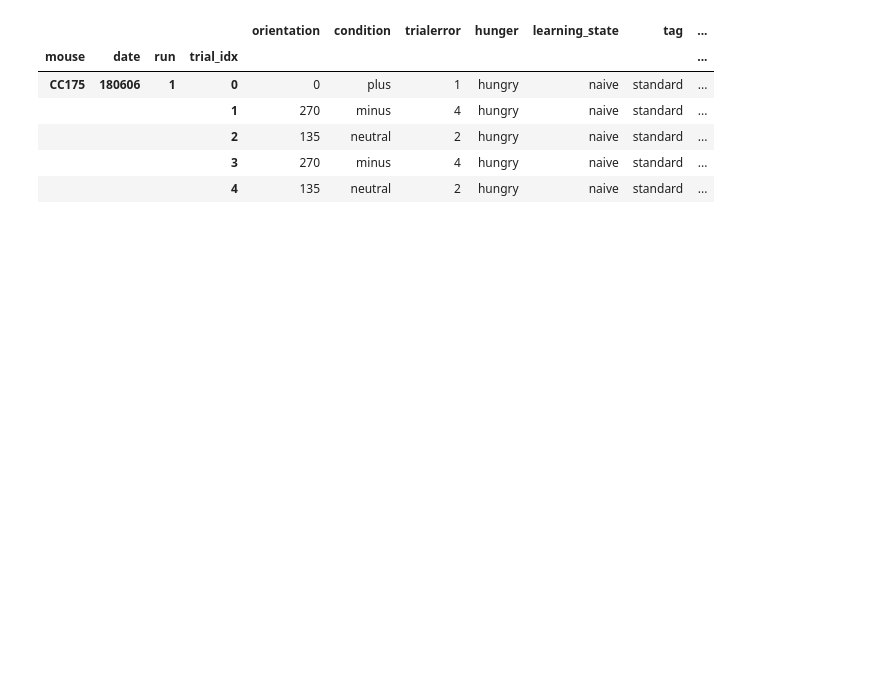
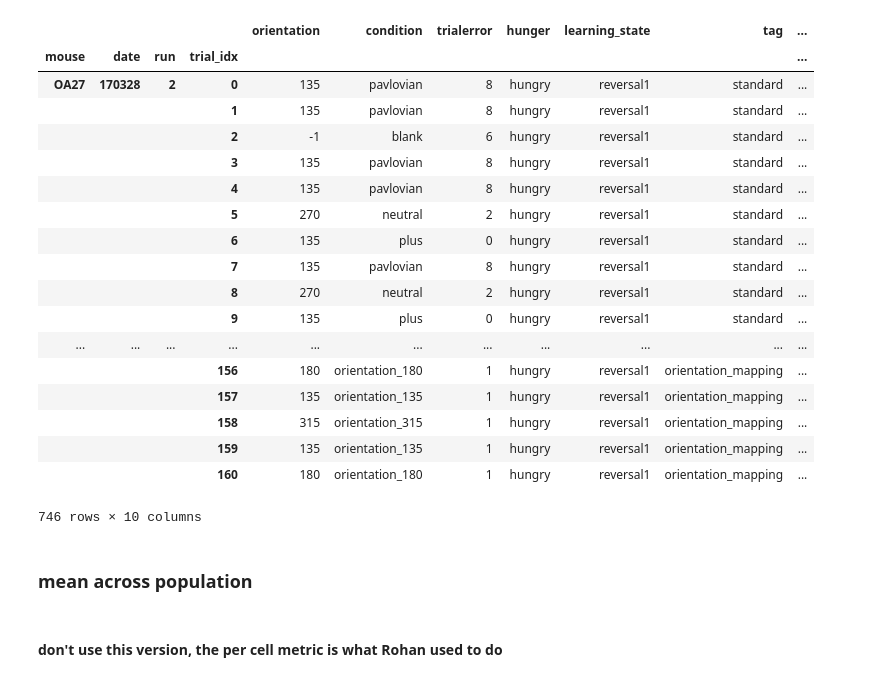
Before and after one commit to klmcguir/cascade, a Jupyter notebook: Mean response per cell per day.ipynb, the cells around one changed output. Saved outputs shown, nothing was run; the diff lists cells and outputs as text; code cells hidden in the pictures; blank space fills up the shorter version.

```diff
--- a/Mean response per cell per day.ipynb
+++ b/Mean response per cell per day.ipynb
@@ -126,10 +223,26 @@ for c, d in enumerate(xmouse_dprime):
-# %%
-dfm.head()
-# %% [output]
-|  |  |  |  | orientation | condition | trialerror | hunger | learning_state | tag | ... |
-| mouse | date | run | trial_idx |  |  |  |  |  |  | ... |
-| CC175 | 180606 | 1 | 0 | 0 | plus | 1 | hungry | naive | standard | ... |
-|  |  |  | 1 | 270 | minus | 4 | hungry | naive | standard | ... |
-|  |  |  | 2 | 135 | neutral | 2 | hungry | naive | standard | ... |
-|  |  |  | 3 | 270 | minus | 4 | hungry | naive | standard | ... |
-|  |  |  | 4 | 135 | neutral | 2 | hungry | naive | standard | ... |
+# %%
+dfm.loc[pd.IndexSlice[:, [170328]],:]
+# %% [output]
+|  |  |  |  | orientation | condition | trialerror | hunger | learning_state | tag | ... |
+| mouse | date | run | trial_idx |  |  |  |  |  |  | ... |
+| OA27 | 170328 | 2 | 0 | 135 | pavlovian | 8 | hungry | reversal1 | standard | ... |
+|  |  |  | 1 | 135 | pavlovian | 8 | hungry | reversal1 | standard | ... |
+|  |  |  | 2 | -1 | blank | 6 | hungry | reversal1 | standard | ... |
+|  |  |  | 3 | 135 | pavlovian | 8 | hungry | reversal1 | standard | ... |
+|  |  |  | 4 | 135 | pavlovian | 8 | hungry | reversal1 | standard | ... |
+|  |  |  | 5 | 270 | neutral | 2 | hungry | reversal1 | standard | ... |
+|  |  |  | 6 | 135 | plus | 0 | hungry | reversal1 | standard | ... |
+|  |  |  | 7 | 135 | pavlovian | 8 | hungry | reversal1 | standard | ... |
+|  |  |  | 8 | 270 | neutral | 2 | hungry | reversal1 | standard | ... |
+|  |  |  | 9 | 135 | plus | 0 | hungry | reversal1 | standard | ... |
+| ... | ... | ... | ... | ... | ... | ... | ... | ... | ... | ... |
+|  |  |  | 156 | 180 | orientation_180 | 1 | hungry | reversal1 | orientation_mapping | ... |
+|  |  |  | 157 | 135 | orientation_135 | 1 | hungry | reversal1 | orientation_mapping | ... |
+|  |  |  | 158 | 315 | orientation_315 | 1 | hungry | reversal1 | orientation_mapping | ... |
+|  |  |  | 159 | 135 | orientation_135 | 1 | hungry | reversal1 | orientation_mapping | ... |
+|  |  |  | 160 | 180 | orientation_180 | 1 | hungry | reversal1 | orientation_mapping | ... |
+746 rows × 10 columns
+# %% [markdown]
+### mean across population
+# %% [markdown]
+#### don't use this version, the per cell metric is what Rohan used to do
```
Also changed, not shown: parts of 20 cells of this notebook, 6 other files.
